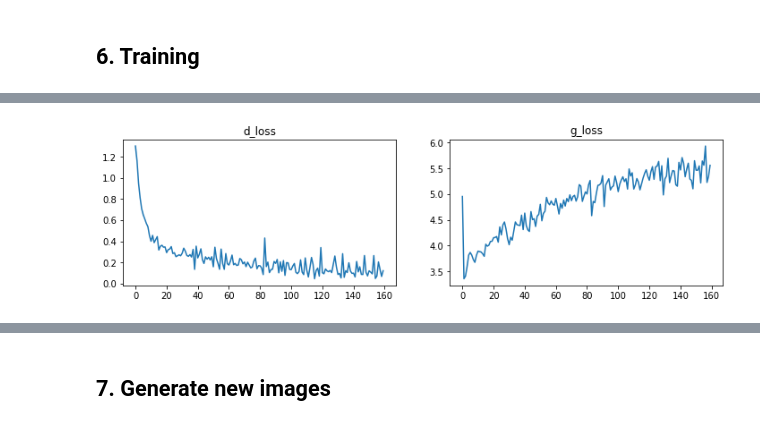
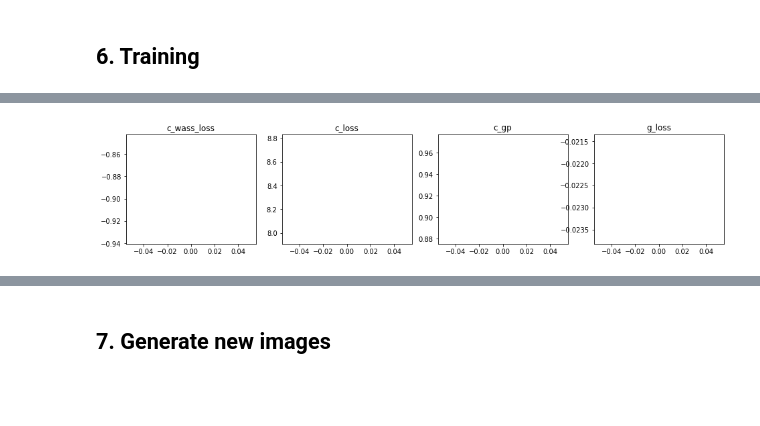
Before and after one commit to terrence-ou/Generative-Deep-Learning-2nd-Edition-PyTorch-JAX, a Jupyter notebook: JAX_FLAX/chapter_04_gan/02_wgan_gp.ipynb, the cells around one changed output, grey strips where cells are left out. Drawn from its saved outputs; the diff is of its cells as text; code cells hidden in the pictures; blank space fills up the shorter version.

```diff
--- a/JAX_FLAX/chapter_04_gan/02_wgan_gp.ipynb
+++ b/JAX_FLAX/chapter_04_gan/02_wgan_gp.ipynb
@@ -322,24 +355,21 @@ def train_step(rng, g_state, d_state, real_imgs):
 # %% [markdown]
 ## 5. Load datasets and create `train_stat`s
 # %%
-train_metrics = {
-    'd_loss': Metrics.Mean(),
-    'g_loss': Metrics.Mean(),
-}
-
 train_ds = get_dataset()
-num_steps_per_epoch = train_ds.cardinality().numpy() // EPOCHS
-
+train_iter = iter(train_ds.as_numpy_iterator())
+num_batch = len(train_ds)
+print(num_batch)
+# num_steps_per_epoch = train_ds.cardinality().numpy() // EPOCHS
 # tf.random.set_seed(10)
 
 rng = jax.random.PRNGKey(0)
-d_param_key, g_param_key, dropout_key, rng = jax.random.split(key=rng, num=4)
+c_param_key, g_param_key, dropout_key, rng = jax.random.split(key=rng, num=4)
 
 # create networks
 g_net = Generator(Z_DIM)
-d_net = Discriminator()
+c_net = Critic()
 
 # initialize networks train stats
-g_state = create_train_state(g_net, jnp.ones(shape=(1, Z_DIM)), g_param_key, None, learning_rate=LR)
-d_state = create_train_state(d_net, jnp.ones(shape=(1, 64, 64, 1)), d_param_key, dropout_key, learning_rate=LR)
+g_state = make_generator_state(g_net, g_param_key, LR)
+c_state = make_critic_state(c_net, c_param_key, dropout_key, LR)
 # %% [output]
@@ -347,39 +378,44 @@ Found 40000 files belonging to 1 classes.
 # %% [markdown]
 ## 6. Training
 # %%
+prev_time = time.time()
 history = defaultdict(list)
-prev_time = time.time()
 
-for step, real_imgs in enumerate(train_ds.as_numpy_iterator()):
-    # train models
-    rng, g_state, d_state, g_loss, d_loss = train_step(rng, g_state, d_state, real_imgs)
-    train_metrics['d_loss'].update_state(d_loss)
-    train_metrics['g_loss'].update_state(g_loss)
+for epoch in range(EPOCHS):
+    for i in tqdm(range(num_batch)):
+        for _ in range(CRITIC_STEPS):
+            try:
+                real_imgs = next(train_iter)
+            except StopIteration:
+                train_iter = iter(train_ds.as_numpy_iterator())
+                real_imgs = next(train_iter)
+            rng, c_state = train_critic(rng, g_state, c_state, real_imgs)
 
-    # compute and visualize train metrics at the end of every epoch
-    if (step + 1) % num_steps_per_epoch == 0:
-        history['d_loss'].append(train_metrics['d_loss'].result().numpy())
-        history['g_loss'].append(train_metrics['g_loss'].result().numpy())
+        rng, g_state = train_generator(rng, g_state, c_state, real_imgs)
 
-        # generate fake images
-        latents = jax.random.normal(rng, shape=(BATCH_SIZE, Z_DIM))
-        fake_imgs = g_state.apply_fn(
-                                    {'params': g_state.params, 'batch_stats': g_state.batch_stats},
-                                    latents, train=False)
 
-        display.clear_output(wait=True)
+    for metric, value in c_state.metrics.compute().items():
+        history[metric].append(value)
+    c_state = c_state.replace(metrics=c_state.metrics.empty())
 
-        curr_time = time.time()
-        curr_epoch = (step + 1) // num_steps_per_epoch
-        print('Epoch: {}\tepoch time {:.2f} min'.format(curr_epoch, (curr_time - prev_time) / 60))
-        metrics = [f'{key}: {value.result().numpy():.4f} | ' for key, value in train_metrics.items()]
-        print('\t', ''.join(metrics))
+    for metric, value in g_state.metrics.compute().items():
+        history[metric].append(value)
+    g_state = g_state.replace(metrics=g_state.metrics.empty())
 
-        display_imgs(fake_imgs)
-        show_records(history)
 
-        # reset metrics
-        train_metrics['d_loss'].reset_state()
-        train_metrics['g_loss'].reset_state()
-        prev_time = curr_time
+    # Generate fake images for checking purpose
+    latents = jax.random.normal(rng, shape=(BATCH_SIZE, Z_DIM))
+    fake_imgs = g_state.apply_fn(
+                                {'params': g_state.params, 'batch_stats': g_state.batch_stats},
+                                latents, train=False)
+
+    curr_time = time.time()
+    # log out train stats
+    display.clear_output(wait=True)
+    print('Epoch: {}\tepoch time {:.2f} min'.format(epoch + 1, (curr_time - prev_time) / 60))
+    metrics = [f'{key}: {value[-1]:.4f} | ' for key, value in history.items()]
+    print('\t', ''.join(metrics))
+    display_imgs(fake_imgs)
+    show_records(history)
+    prev_time = curr_time
 # %% [output]
@@ -389 +425 @@ Epoch: 160      epoch time 0.17 min
-[figure, old version]
+[figure, new version]
```
Also changed, not shown: parts of 14 cells of this notebook.
